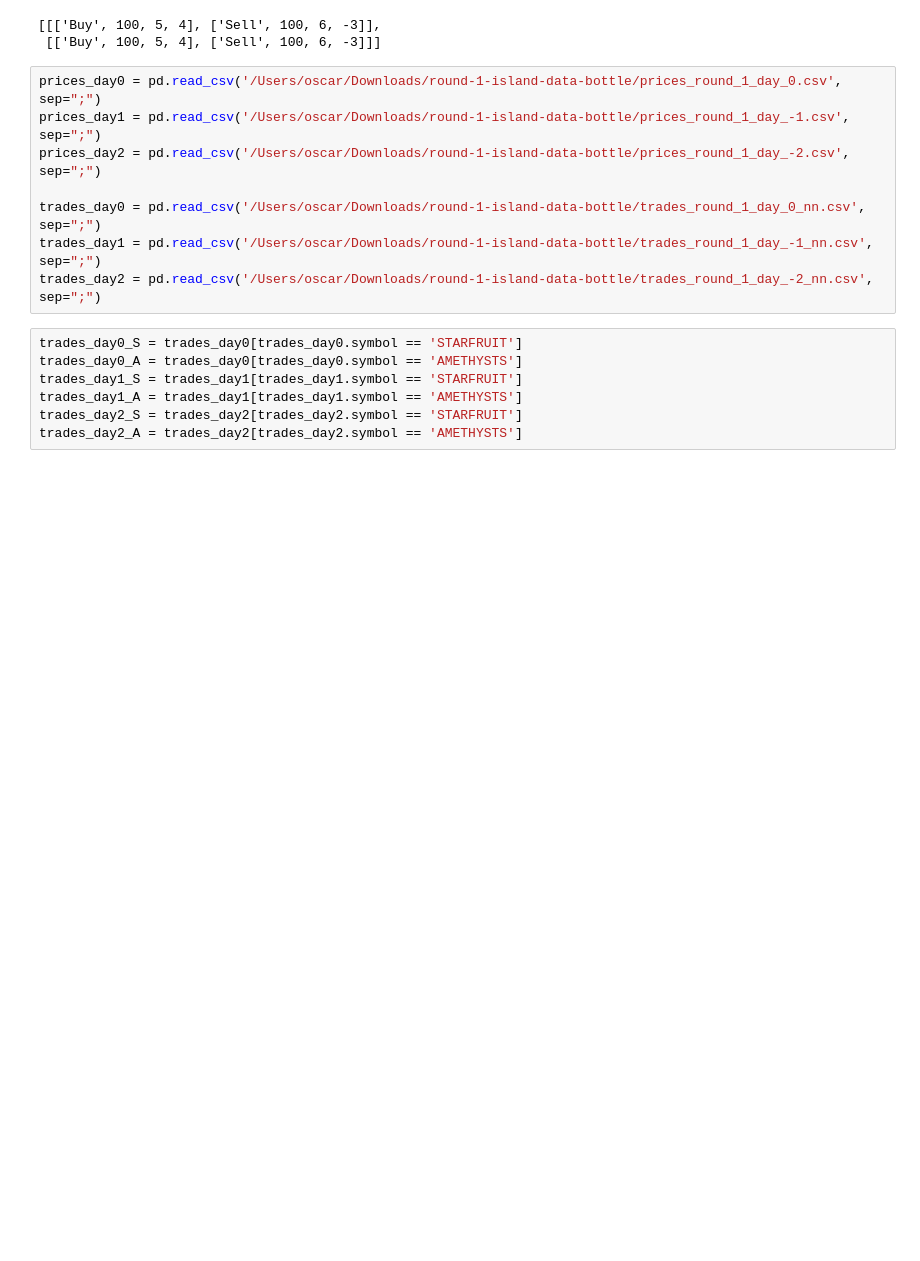
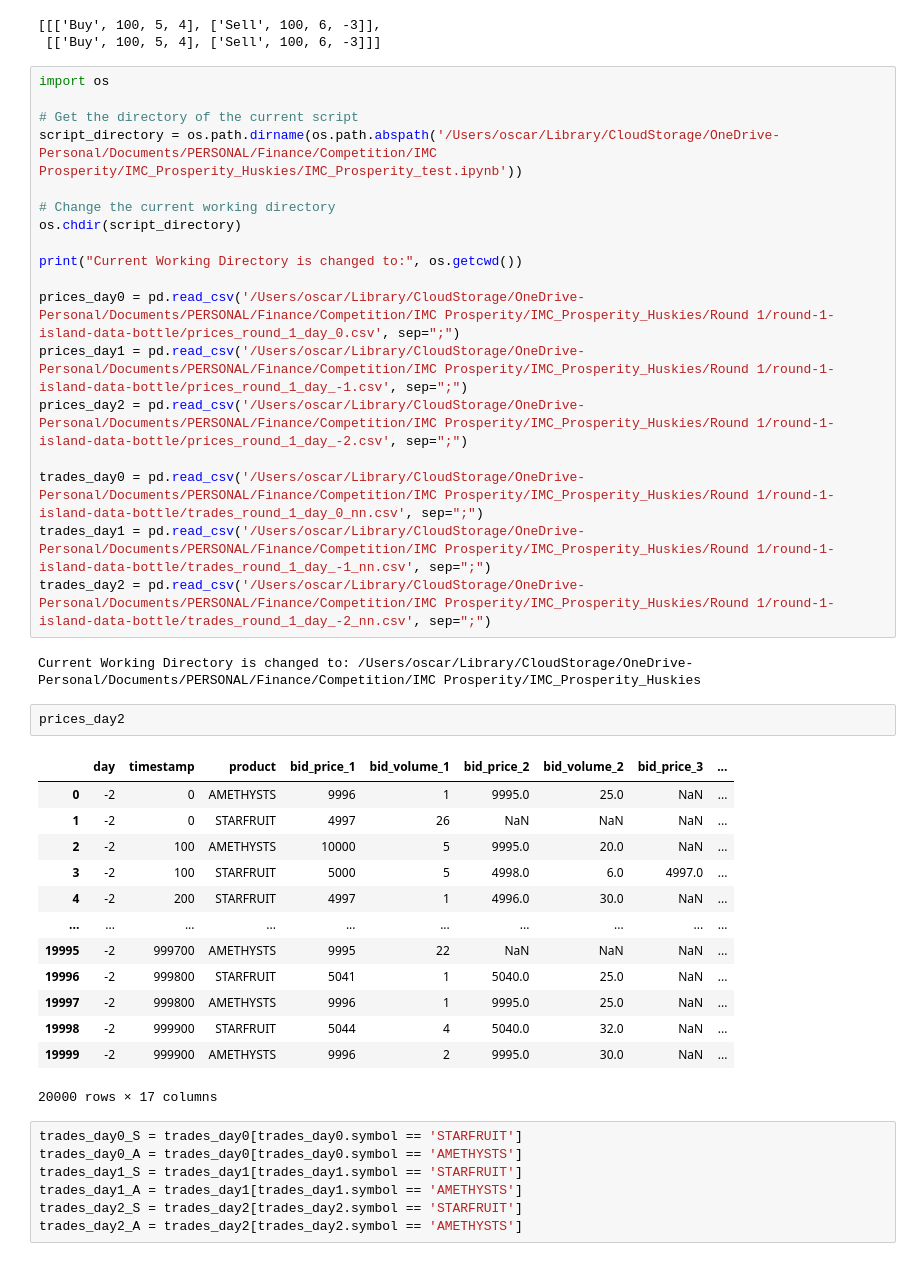
Before and after one commit to ocoropuj/IMC_Prosperity_Huskies, a Jupyter notebook: IMC_Prosperity_test.ipynb, the cells around one changed output. Saved outputs shown, nothing was run; the diff lists cells and outputs as text; blank space fills up the shorter version.

```diff
--- a/IMC_Prosperity_test.ipynb
+++ b/IMC_Prosperity_test.ipynb
@@ -757,13 +757,41 @@ Orders
 [[['Buy', 100, 5, 4], ['Sell', 100, 6, -3]],
  [['Buy', 100, 5, 4], ['Sell', 100, 6, -3]]]
 # %%
-prices_day0 = pd.read_csv('/Users/oscar/Downloads/round-1-island-data-bottle/prices_round_1_day_0.csv', sep=";")
-prices_day1 = pd.read_csv('/Users/oscar/Downloads/round-1-island-data-bottle/prices_round_1_day_-1.csv', sep=";")
-prices_day2 = pd.read_csv('/Users/oscar/Downloads/round-1-island-data-bottle/prices_round_1_day_-2.csv', sep=";")
+import os
 
-trades_day0 = pd.read_csv('/Users/oscar/Downloads/round-1-island-data-bottle/trades_round_1_day_0_nn.csv', sep=";")
-trades_day1 = pd.read_csv('/Users/oscar/Downloads/round-1-island-data-bottle/trades_round_1_day_-1_nn.csv', sep=";")
-trades_day2 = pd.read_csv('/Users/oscar/Downloads/round-1-island-data-bottle/trades_round_1_day_-2_nn.csv', sep=";")
+# Get the directory of the current script
+script_directory = os.path.dirname(os.path.abspath('/Users/oscar/Library/CloudStorage/OneDrive-Personal/Documents/PERSONAL/Finance/Competition/IMC Prosperity/IMC_Prosperity_Huskies/IMC_Prosperity_test.ipynb'))
+
+# Change the current working directory
+os.chdir(script_directory)
+
+print("Current Working Directory is changed to:", os.getcwd())
+
+prices_day0 = pd.read_csv('/Users/oscar/Library/CloudStorage/OneDrive-Personal/Documents/PERSONAL/Finance/Competition/IMC Prosperity/IMC_Prosperity_Huskies/Round 1/round-1-island-data-bottle/prices_round_1_day_0.csv', sep=";")
+prices_day1 = pd.read_csv('/Users/oscar/Library/CloudStorage/OneDrive-Personal/Documents/PERSONAL/Finance/Competition/IMC Prosperity/IMC_Prosperity_Huskies/Round 1/round-1-island-data-bottle/prices_round_1_day_-1.csv', sep=";")
+prices_day2 = pd.read_csv('/Users/oscar/Library/CloudStorage/OneDrive-Personal/Documents/PERSONAL/Finance/Competition/IMC Prosperity/IMC_Prosperity_Huskies/Round 1/round-1-island-data-bottle/prices_round_1_day_-2.csv', sep=";")
+
+trades_day0 = pd.read_csv('/Users/oscar/Library/CloudStorage/OneDrive-Personal/Documents/PERSONAL/Finance/Competition/IMC Prosperity/IMC_Prosperity_Huskies/Round 1/round-1-island-data-bottle/trades_round_1_day_0_nn.csv', sep=";")
+trades_day1 = pd.read_csv('/Users/oscar/Library/CloudStorage/OneDrive-Personal/Documents/PERSONAL/Finance/Competition/IMC Prosperity/IMC_Prosperity_Huskies/Round 1/round-1-island-data-bottle/trades_round_1_day_-1_nn.csv', sep=";")
+trades_day2 = pd.read_csv('/Users/oscar/Library/CloudStorage/OneDrive-Personal/Documents/PERSONAL/Finance/Competition/IMC Prosperity/IMC_Prosperity_Huskies/Round 1/round-1-island-data-bottle/trades_round_1_day_-2_nn.csv', sep=";")
+# %% [output]
+Current Working Directory is changed to: /Users/oscar/Library/CloudStorage/OneDrive-Personal/Documents/PERSONAL/Finance/Competition/IMC Prosperity/IMC_Prosperity_Huskies
+# %%
+prices_day2
+# %% [output]
+|  | day | timestamp | product | bid_price_1 | bid_volume_1 | bid_price_2 | bid_volume_2 | bid_price_3 | ... |
+| 0 | -2 | 0 | AMETHYSTS | 9996 | 1 | 9995.0 | 25.0 | NaN | ... |
+| 1 | -2 | 0 | STARFRUIT | 4997 | 26 | NaN | NaN | NaN | ... |
+| 2 | -2 | 100 | AMETHYSTS | 10000 | 5 | 9995.0 | 20.0 | NaN | ... |
+| 3 | -2 | 100 | STARFRUIT | 5000 | 5 | 4998.0 | 6.0 | 4997.0 | ... |
+| 4 | -2 | 200 | STARFRUIT | 4997 | 1 | 4996.0 | 30.0 | NaN | ... |
+| ... | ... | ... | ... | ... | ... | ... | ... | ... | ... |
+| 19995 | -2 | 999700 | AMETHYSTS | 9995 | 22 | NaN | NaN | NaN | ... |
+| 19996 | -2 | 999800 | STARFRUIT | 5041 | 1 | 5040.0 | 25.0 | NaN | ... |
+| 19997 | -2 | 999800 | AMETHYSTS | 9996 | 1 | 9995.0 | 25.0 | NaN | ... |
+| 19998 | -2 | 999900 | STARFRUIT | 5044 | 4 | 5040.0 | 32.0 | NaN | ... |
+| 19999 | -2 | 999900 | AMETHYSTS | 9996 | 2 | 9995.0 | 30.0 | NaN | ... |
+20000 rows × 17 columns
 # %%
 trades_day0_S = trades_day0[trades_day0.symbol == 'STARFRUIT']
 trades_day0_A = trades_day0[trades_day0.symbol == 'AMETHYSTS']
```
Also changed, not shown: 17 other files.
